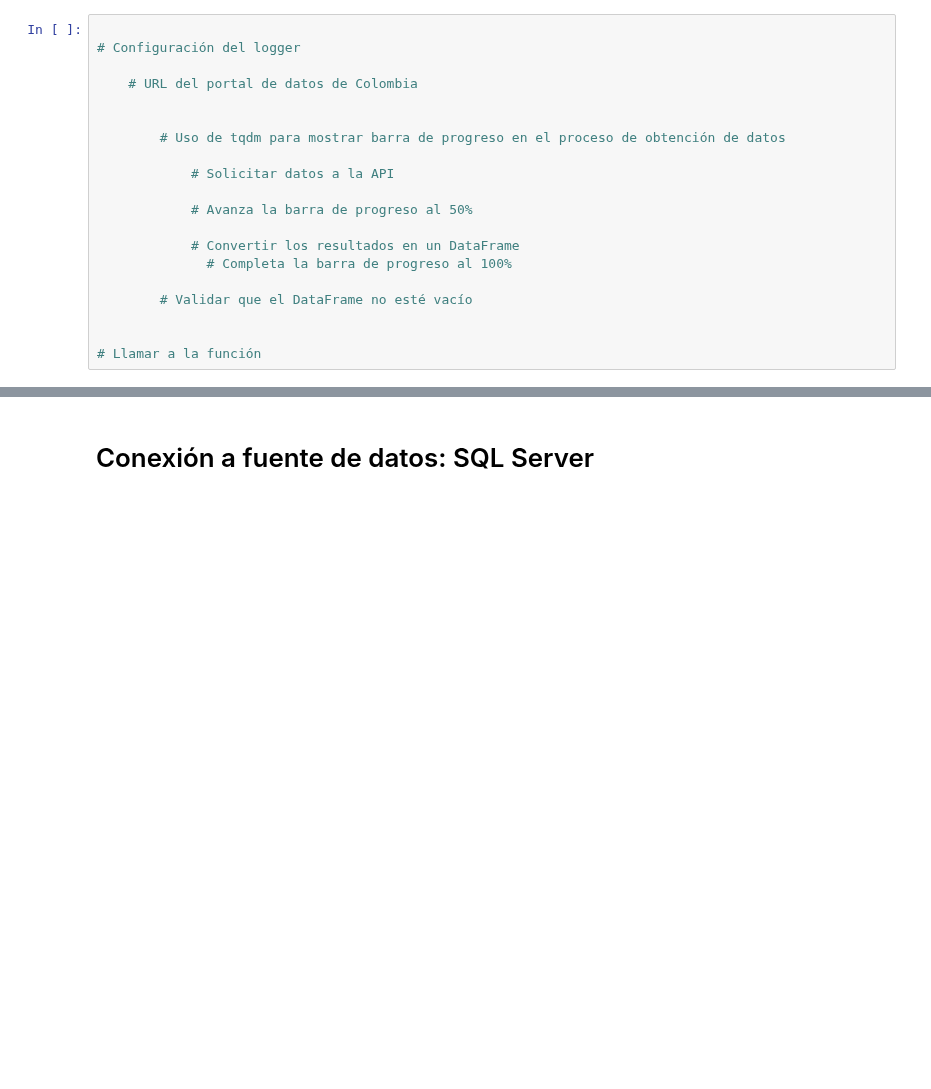
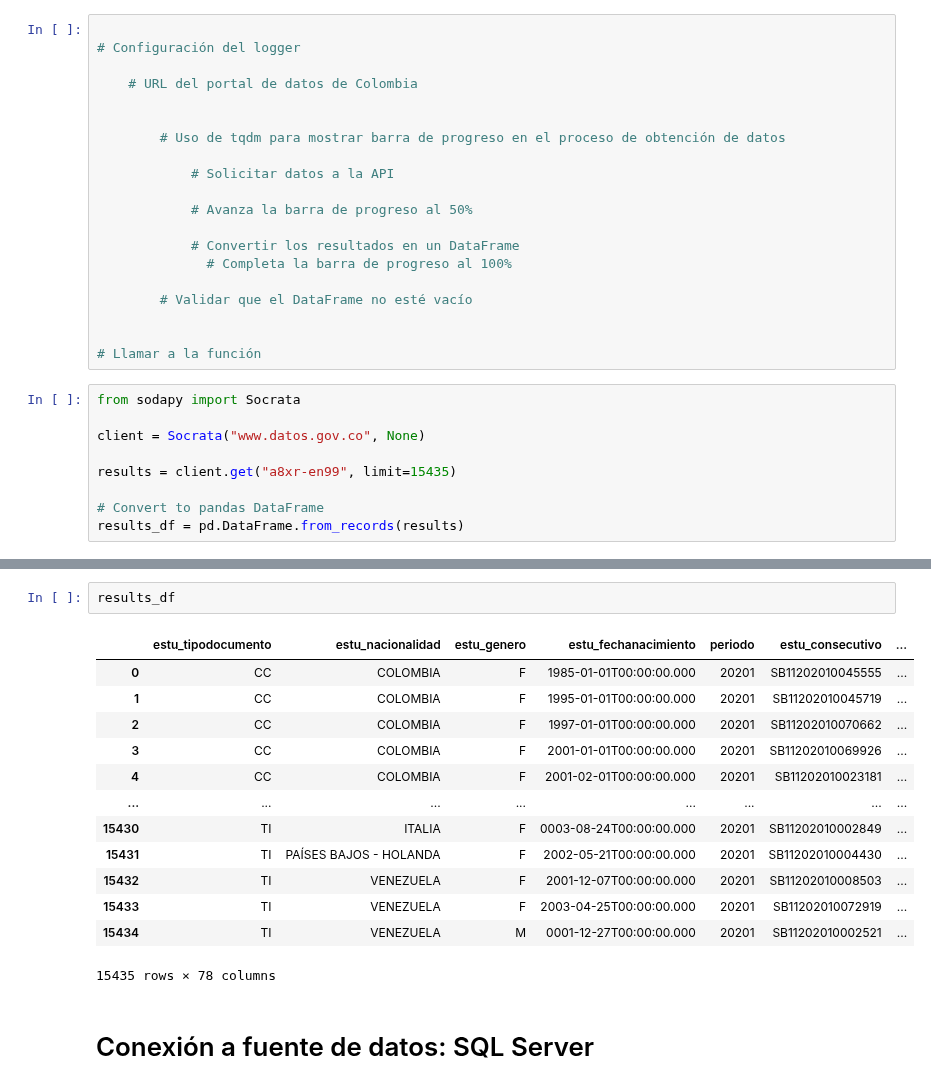
Before and after one commit to wespitia9/AVDV3-219, a Jupyter notebook: Modulo_1-Tecnicas_Avanzadas_de_Analisis_de_Datos/Modulo-1_dev.ipynb, the cells around one changed output, grey strips where cells are left out. Saved outputs shown, nothing was run; the diff lists cells and outputs as text; blank space fills up the shorter version.

```diff
--- a/Modulo_1-Tecnicas_Avanzadas_de_Analisis_de_Datos/Modulo-1_dev.ipynb
+++ b/Modulo_1-Tecnicas_Avanzadas_de_Analisis_de_Datos/Modulo-1_dev.ipynb
@@ -243,3 +253,12 @@ URL oficial: https://pypi.org/project/sodapy/
 
 
 # Llamar a la función
+# %%
+from sodapy import Socrata
+
+client = Socrata("www.datos.gov.co", None)
+
+results = client.get("a8xr-en99", limit=15435)
+
+# Convert to pandas DataFrame
+results_df = pd.DataFrame.from_records(results)
@@ -246,3 +267,19 @@ URL oficial: https://pypi.org/project/sodapy/
+# %%
+results_df
+# %% [output]
+|  | estu_tipodocumento | estu_nacionalidad | estu_genero | estu_fechanacimiento | periodo | estu_consecutivo | ... |
+| 0 | CC | COLOMBIA | F | 1985-01-01T00:00:00.000 | 20201 | SB11202010045555 | ... |
+| 1 | CC | COLOMBIA | F | 1995-01-01T00:00:00.000 | 20201 | SB11202010045719 | ... |
+| 2 | CC | COLOMBIA | F | 1997-01-01T00:00:00.000 | 20201 | SB11202010070662 | ... |
+| 3 | CC | COLOMBIA | F | 2001-01-01T00:00:00.000 | 20201 | SB11202010069926 | ... |
+| 4 | CC | COLOMBIA | F | 2001-02-01T00:00:00.000 | 20201 | SB11202010023181 | ... |
+| ... | ... | ... | ... | ... | ... | ... | ... |
+| 15430 | TI | ITALIA | F | 0003-08-24T00:00:00.000 | 20201 | SB11202010002849 | ... |
+| 15431 | TI | PAÍSES BAJOS - HOLANDA | F | 2002-05-21T00:00:00.000 | 20201 | SB11202010004430 | ... |
+| 15432 | TI | VENEZUELA | F | 2001-12-07T00:00:00.000 | 20201 | SB11202010008503 | ... |
+| 15433 | TI | VENEZUELA | F | 2003-04-25T00:00:00.000 | 20201 | SB11202010072919 | ... |
+| 15434 | TI | VENEZUELA | M | 0001-12-27T00:00:00.000 | 20201 | SB11202010002521 | ... |
+15435 rows × 78 columns
 # %% [markdown]
 # Conexión a fuente de datos: SQL Server
 # %% [markdown]
```
Also changed, not shown: parts of 2 cells of this notebook.
